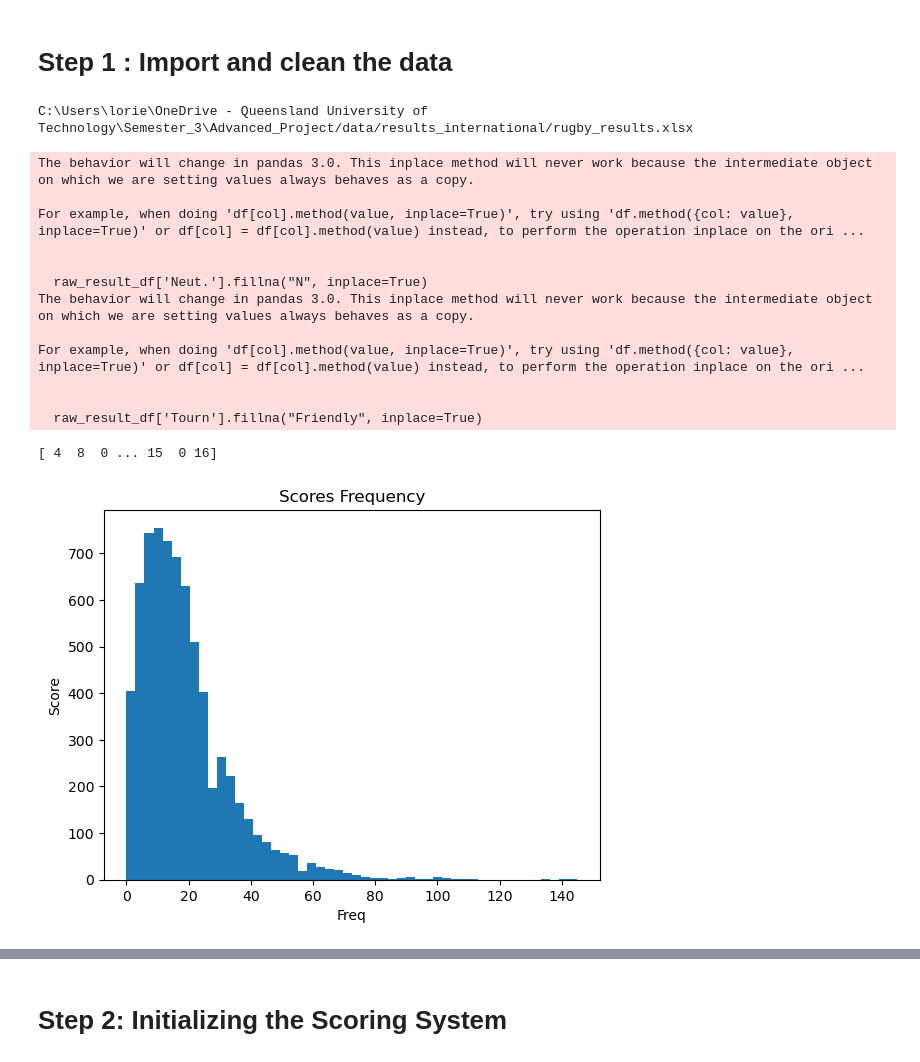
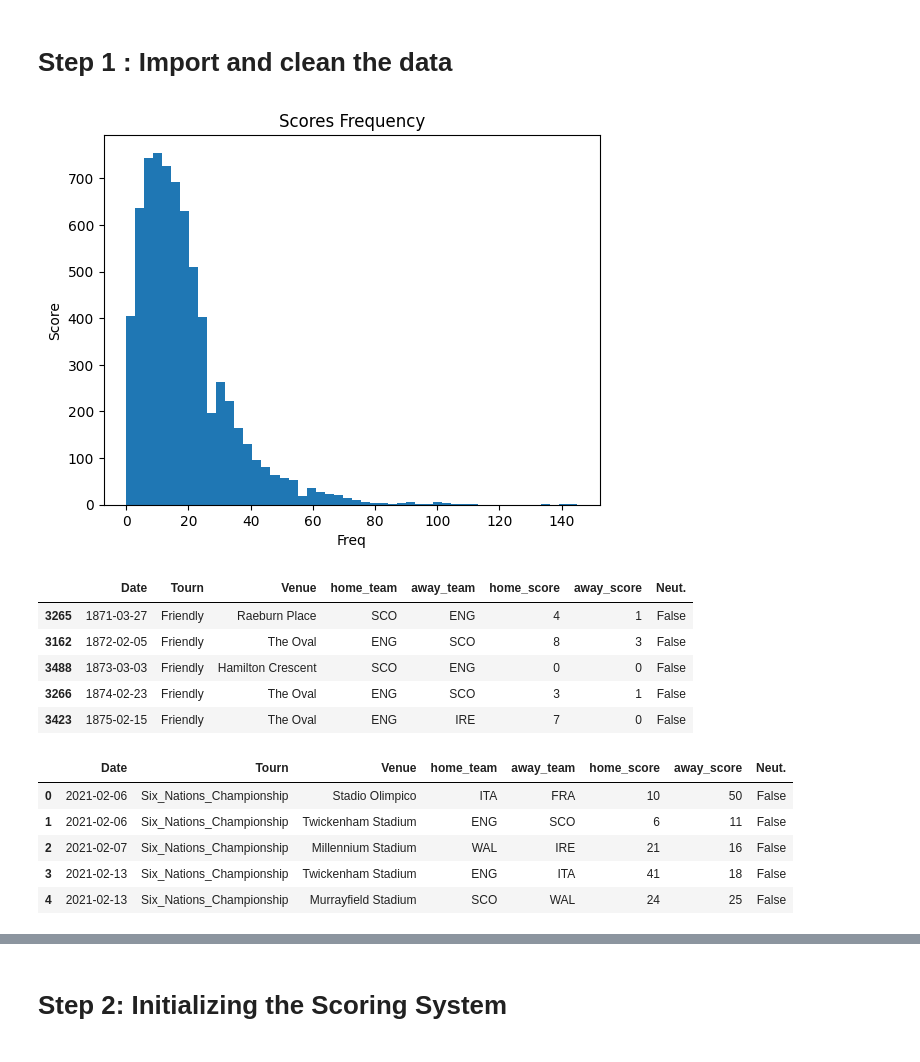
Before and after one commit to ArthurG-data/rugby_world_cup_prediction, a Jupyter notebook: Rugby.ipynb, the cells around one changed output, grey strips where cells are left out. Drawn from its saved outputs; the diff is of its cells as text; code cells hidden in the pictures.

```diff
--- a/Rugby.ipynb
+++ b/Rugby.ipynb
@@ -20,52 +22,56 @@ The goal of this program is to build an ELO scoring system for international rug
 current_dir = os.getcwd()
 
 folder = "/data/results_international/"
-result_file = "rugby_results.xlsx"
-result_url = current_dir+folder+result_file
-print(result_url)
+result_file_1 = "rugby_results.xlsx"
+result_file_2 = 'scrap_out.xlsx'
+result_url_1 = current_dir+folder+result_file_1
+result_url_2 = current_dir+folder+result_file_2
-# %% [output]
-C:\Users\lorie\OneDrive - Queensland University of Technology\Semester_3\Advanced_Project/data/results_international/rugby_results.xlsx
 # %%
 def rugby_df_creator(url):
-    raw_result_df = pd.read_excel(result_url)
+    raw_result_df = pd.read_excel(url)
     raw_result_df['Date'] = pd.to_datetime(raw_result_df['Date'])
     #first step is to split the data for home and away tea,
-    raw_result_df.drop(['Score','Match', 'Tries','Pnts'], axis=1, inplace=True)
-
-    raw_result_df[['home_score', 'away_score','home_tries', 'away_tries', 'home_pnts', 'away_pnts' ]] = raw_result_df[['home_score', 'away_score','home_tries', 'away_tries', 'home_pnts', 'away_pnts' ]].astype('int')
+    raw_result_df = raw_result_df[['Date', 'Tourn', 'Venue', 'home_team', 'away_team','home_score', 'away_score', 'Neut.']]
+    raw_result_df[['home_score', 'away_score']] = raw_result_df[['home_score', 'away_score' ]].astype('int')
     raw_result_df['home_team'] = raw_result_df['home_team'].apply(str.strip)
     raw_result_df['away_team'] = raw_result_df['away_team'].apply(str.strip)
     #than we will deal with some missing value
     #Na in neutral = False
-    raw_result_df['Neut.'].fillna("N", inplace=True)
+    raw_result_df['Neut.'].fillna(False, inplace=True)
     #set missing tournament to Friendly
     raw_result_df['Tourn'].fillna("Friendly", inplace=True)
     raw_result_df.sort_values(by=['Date'], inplace=True)
     return raw_result_df
 # %%
 #look at unusual score
-
-raw_result_df = rugby_df_creator(result_url)
+raw_result_df_1 = rugby_df_creator(result_url_1)
 Score_array = np.concatenate((raw_result_df["home_score"].values, (raw_result_df["away_score"].values)))
-print(Score_array )
 plot_score = plt.hist(Score_array, bins=50)
 plt.title("Scores Frequency")
 plt.xlabel("Freq")
 plt.ylabel("Score")
 plt.show()
 #nothing out of the ordinary
+raw_result_df_1['Venue']= raw_result_df_1['Venue'].apply(lambda cell : cell.split(',')[0])
+raw_result_df_1.head(5)
 # %% [output]
-The behavior will change in pandas 3.0. This inplace method will never work because the intermediate object on which we are setting values always behaves as a copy.
-
-For example, when doing 'df[col].method(value, inplace=True)', try using 'df.method({col: value}, inplace=True)' or df[col] = df[col].method(value) instead, to perform the operation inplace on the ori ...
-
-
-  raw_result_df['Neut.'].fillna("N", inplace=True)
-The behavior will change in pandas 3.0. This inplace method will never work because the intermediate object on which we are setting values always behaves as a copy.
-
-For example, when doing 'df[col].method(value, inplace=True)', try using 'df.method({col: value}, inplace=True)' or df[col] = df[col].method(value) instead, to perform the operation inplace on the ori ...
-
-
-  raw_result_df['Tourn'].fillna("Friendly", inplace=True)
-[ 4  8  0 ... 15  0 16]
-[figure, old version]
+[figure, new version]
+|  | Date | Tourn | Venue | home_team | away_team | home_score | away_score | Neut. |
+| 3265 | 1871-03-27 | Friendly | Raeburn Place | SCO | ENG | 4 | 1 | False |
+| 3162 | 1872-02-05 | Friendly | The Oval | ENG | SCO | 8 | 3 | False |
+| 3488 | 1873-03-03 | Friendly | Hamilton Crescent | SCO | ENG | 0 | 0 | False |
+| 3266 | 1874-02-23 | Friendly | The Oval | ENG | SCO | 3 | 1 | False |
+| 3423 | 1875-02-15 | Friendly | The Oval | ENG | IRE | 7 | 0 | False |
+# %%
+raw_result_df_2 = rugby_df_creator(result_url_2)
+raw_result_df_2['home_team'] = raw_result_df_2['home_team'].apply(lambda x: x[:3].upper())
+raw_result_df_2['away_team'] = raw_result_df_2['away_team'].apply(lambda x: x[:3].upper())
+Score_array = np.concatenate((raw_result_df_2["home_score"].values, (raw_result_df_2["away_score"].values)))
+raw_result_df_2.head(5)
+# %% [output]
+|  | Date | Tourn | Venue | home_team | away_team | home_score | away_score | Neut. |
+| 0 | 2021-02-06 | Six_Nations_Championship | Stadio Olimpico | ITA | FRA | 10 | 50 | False |
+| 1 | 2021-02-06 | Six_Nations_Championship | Twickenham Stadium | ENG | SCO | 6 | 11 | False |
+| 2 | 2021-02-07 | Six_Nations_Championship | Millennium Stadium | WAL | IRE | 21 | 16 | False |
+| 3 | 2021-02-13 | Six_Nations_Championship | Twickenham Stadium | ENG | ITA | 41 | 18 | False |
+| 4 | 2021-02-13 | Six_Nations_Championship | Murrayfield Stadium | SCO | WAL | 24 | 25 | False |
```
Also changed, not shown: parts of 15 cells of this notebook, 3 other files.
